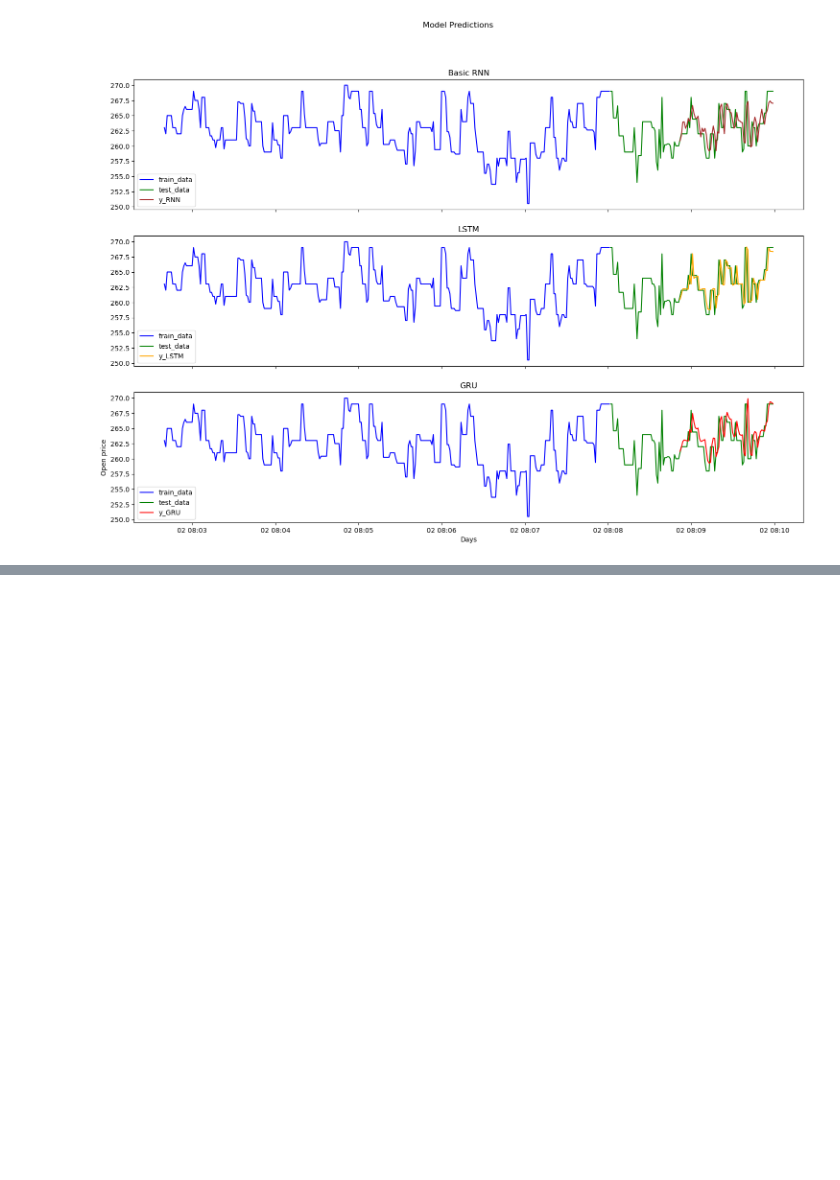
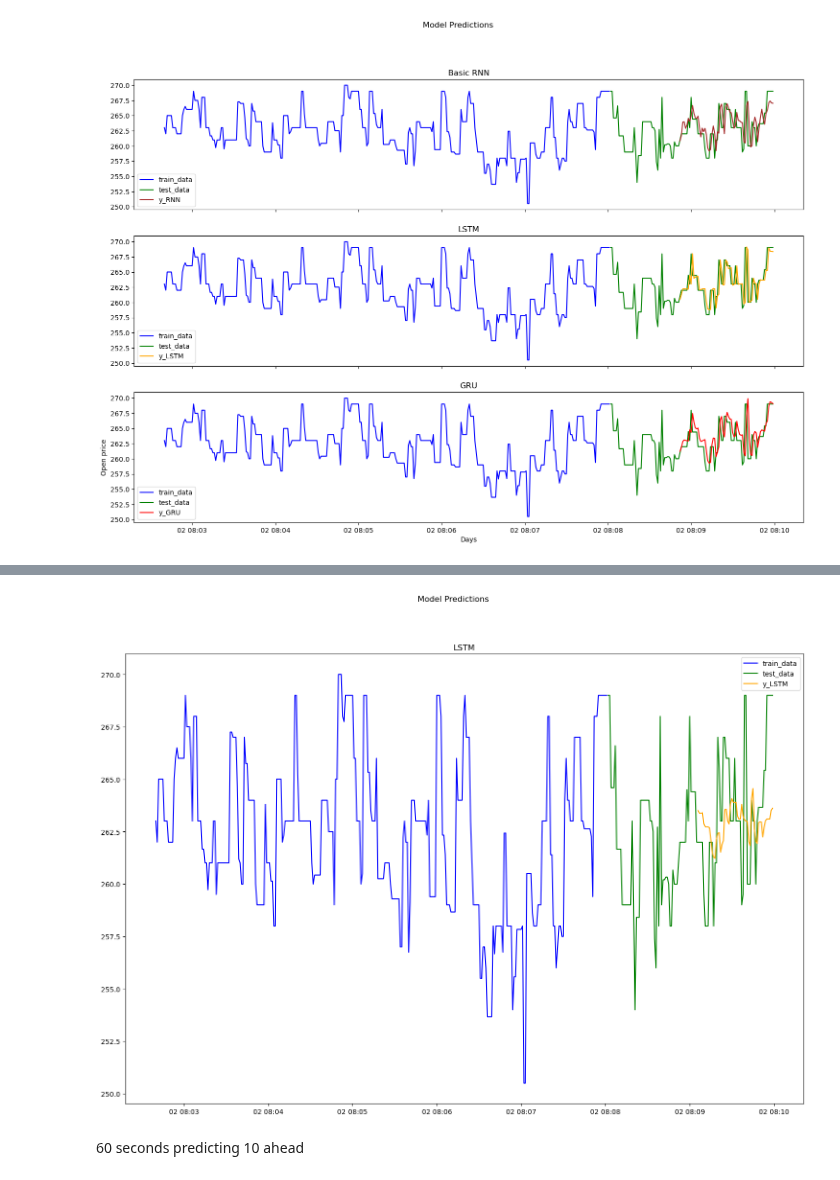
Before and after one commit to UoB-DSMP-2023-24/dsmp-2024-group-19, a Jupyter notebook: RNN LSTM Window Proof of Concept.ipynb, the cells around one changed output, grey strips where cells are left out. Cells and saved outputs as stored; diff of their text form; code cells hidden in the pictures; blank space fills up the shorter version.

Commit message:
Predicting 1,5,10,20s ahead from 60 secs window

```diff
--- a/RNN LSTM Window Proof of Concept.ipynb
+++ b/RNN LSTM Window Proof of Concept.ipynb
@@ -124,5 +126,5 @@ print(*scaled_test[:5])
 # %%
-window = 50
+window = 60
 X_train = []
 y_train = []
 for i in range(window, len(scaled_train)):
@@ -387,0 +488,26 @@ plt.show()
+# %%
+#Initialising the model
+regressorLSTM = Sequential()
+
+#Adding LSTM layers
+regressorLSTM.add(LSTM(window,
+                       return_sequences = True,
+                       input_shape = (X_train.shape[1],1)))
+regressorLSTM.add(LSTM(window,
+                       return_sequences = False))
+regressorLSTM.add(Dense(window/2))
+
+#Adding the output layer
+regressorLSTM.add(Dense(1))
+
+#Compiling the model
+regressorLSTM.compile(optimizer = 'adam',
+                      loss = 'mean_squared_error',
+                      metrics = ["accuracy"])
+
+#Fitting the model
+regressorLSTM.fit(X_train,
+                  y_train,
+                  batch_size = 1,
+                  epochs = 12)
+regressorLSTM.summary()
@@ -387,0 +532,3 @@ plt.show()
+# %%
+y_LSTM = regressorLSTM.predict(X_test)
+y_LSTM_O = scaler.inverse_transform(y_LSTM)
@@ -387,0 +537,14 @@ plt.show()
+# %%
+fig, axs = plt.subplots(1,figsize =(18,12),sharex=True, sharey=True)
+fig.suptitle('Model Predictions')
+
+#Plot for LSTM predictions
+axs.plot(train_data.index[150:], train_data["Last Tapes Price"][150:], label = "train_data", color = "b")
+axs.plot(test_data.index, test_data["Last Tapes Price"], label = "test_data", color = "g")
+axs.plot((test_data.index[64:]), y_LSTM_O, label = "y_LSTM", color = "orange")
+axs.legend()
+axs.title.set_text("LSTM")
+# %% [output]
+[figure, added]
+# %% [markdown]
+60 seconds predicting 10 ahead
```
Also changed, not shown: parts of 20 cells of this notebook.
